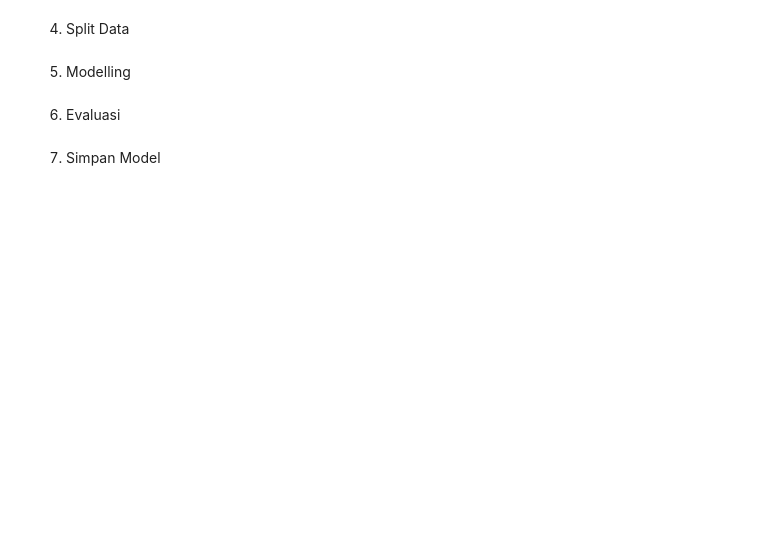
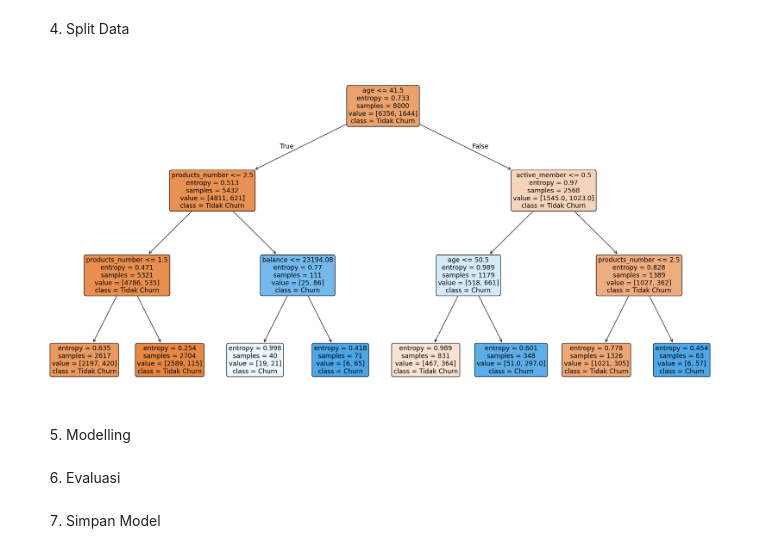
Before and after one commit to Dindaradityaswari/Klasifikasi-Decision-Tree, a Jupyter notebook: model.ipynb, the cells around one changed output. Cells and saved outputs as stored; diff of their text form; code cells hidden in the pictures; blank space fills up the shorter version.

```diff
--- a/model.ipynb
+++ b/model.ipynb
@@ -144,4 +144,6 @@ Hasil Encoding dengan LabelEncoder:
 | 3 | 15701354 | 699 | 0 | 0 | 39 | 1 | 0.00 | 2 | 0 | ... |
 | 4 | 15737888 | 850 | 2 | 0 | 43 | 2 | 125510.82 | 1 | 1 | ... |
 # %%
+df.drop("customer_id", axis=1, inplace=True)
+df.head()
 # %% [output]
@@ -149,12 +156,35 @@ KeyError: "['customer_id'] not found in axis"
 # %% [markdown]
 4. Split Data
 # %%
-X = df.drop("Churn", axis=1)
-y = df["Churn"]
+X = df.drop("churn", axis=1)
+y = df["churn"]
 # %%
 X_train, X_test, y_train, y_test = train_test_split(
     X, y, test_size=0.2, random_state=42
 )
+# %%
+#nyoba
+model = DecisionTreeClassifier(
+    criterion="entropy",
+    max_depth=3,
+    min_samples_split=10,
+    min_samples_leaf=5,
+    random_state=42
+)
+
+model.fit(X_train, y_train)
+
+plt.figure(figsize=(24, 12))
+plot_tree(
+    model,
+    feature_names=X.columns,
+    class_names=["Tidak Churn", "Churn"],
+    filled=True,
+    rounded=True
+)
+plt.show()
+# %% [output]
+[figure, added]
 # %% [markdown]
 5. Modelling
 # %%
```
Also changed, not shown: parts of 2 cells of this notebook.
